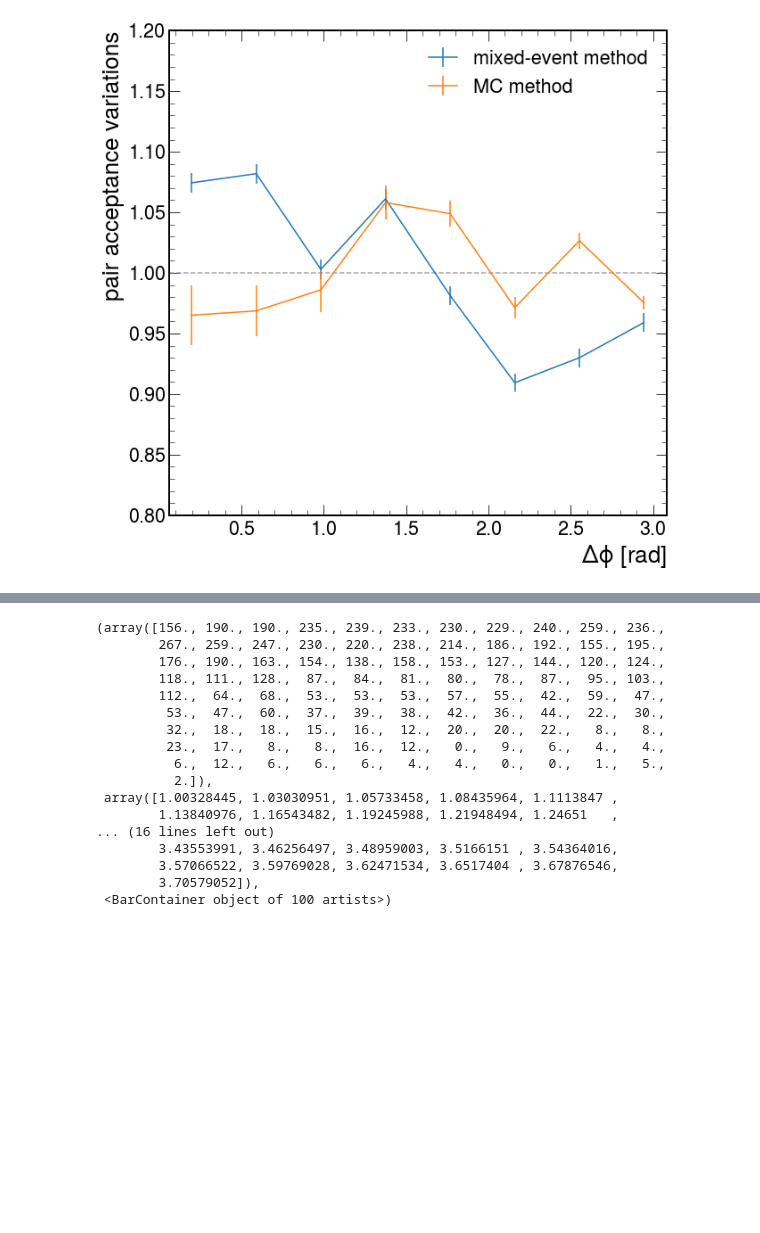
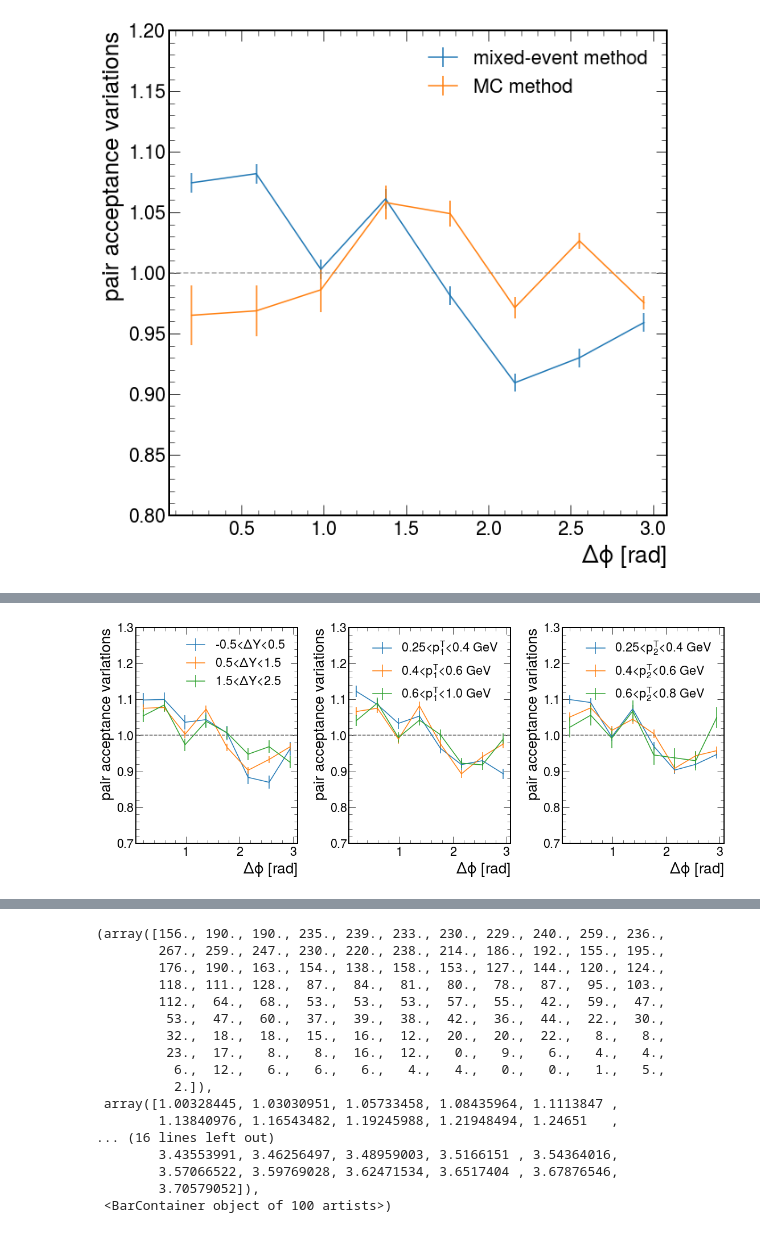
Before and after one commit to smoranvas/di-hadron, a Jupyter notebook: MixEventVsMCTests.ipynb, the cells around one changed output, grey strips where cells are left out. Drawn from its saved outputs; the diff is of its cells as text; code cells hidden in the pictures; blank space fills up the shorter version.

```diff
--- a/MixEventVsMCTests.ipynb
+++ b/MixEventVsMCTests.ipynb
@@ -308,7 +308,9 @@ for i,df in enumerate((dfs_mc['D'],)):
         cuts += " and h1_truth_pid==211 and h2_truth_cm_pt< 99 and h1_truth_th>10"
         cuts += " and h2_truth_pid==-211"
         cuts += " and ((h2_truth_th>25 and h2_truth_p>0.7) or (h2_truth_p>0.5 & h2_truth_th>30) or (h2_truth_th>40))"
-        cuts += " and Q2_truth>1.0 and Q2_truth<4.0 and nu_truth/5.014<0.85 and nu_truth>2.2 and nu_truth<4.2 and sqrt(.9383**2+nu_truth*.9383*2-Q2_truth)>2"
+        cuts += " and Q2_truth>1.0 and Q2_truth<4.0 and nu_truth/5.014<0.85"
+        cuts += " and nu_truth>2.2 and nu_truth<4.2"
+        cuts += " and sqrt(.9383**2+nu_truth*.9383*2-Q2_truth)>2"
         if "h1_p" not in df.columns:
             df['h1_p'] =df.eval("sqrt((nu*h1_z)**2-.1396**2)")
         if "h2_p" not in df.columns:
@@ -350,3 +352,85 @@ plt.savefig("/home/sebouh/Documents/Overleaf_git/Dihadron2D_AN/figures/systemati
 no_ecuts_originalPT  mixing RMS= 0.062376363237153495
 rms= 0.035877867560928894 chi2= 88.55078921051583
 [figure]
+# %%
+pid=211;  pMin=0.35; pT1min=0.25; pT2min=0.25;bins=8
+q = f"h1_pid=={pid}  and h2_z>0.05 and h2_z<0.45 and h1_cm_pt > {pT1min}"
+q += f" and h2_cm_pt > {pT2min} and h1_z>0.5 and h2_pid=={-pid} and h2_p>{pMin}"
+q +=     " and h1_z>0.5"
+q +=" and ((h2_th>25 and h2_p>0.7) or (h2_p>0.5 and h2_th>30) or (h2_th>40)) and h1_th>10"
+
+sliceconds=f"-0.5<drap<0.5 0.5<drap<1.5 1.5<drap<2.5".split()
+sliceconds+=f"0.25<h1_cm_pt<0.4 0.4<h1_cm_pt<0.6 0.6<h1_cm_pt<1.0".split()
+sliceconds+=f"0.25<h2_cm_pt<0.4 0.4<h2_cm_pt<0.6 0.6<h2_cm_pt<0.8".split()
+fig,axs=plt.subplots(1,3, figsize=(16,7))
+for j,slicecond in enumerate(sliceconds):
+    plt.sca(axs[j//3])
+    for key in "no_ecuts_originalPT",:
+        df = dfs_mixed[key].query(q + " and "+slicecond)
+        N2mix, x = np.histogram(df['dphi'], bins=bins, range=(0, np.pi))
+        phi=(x[:-1]+x[1:])/2
+        M = N2mix/(sum(N2mix)/len(N2mix))
+        dMstat = np.sqrt(N2mix)/(sum(N2mix)/len(N2mix))
+        label= slicecond.replace("drap", "$\Delta Y$").replace("h1_cm_pt", "$p^T_1$")\
+             .replace("h2_cm_pt", "$p^T_2$") + ("" if "pt" not in slicecond else " GeV")
+        plt.errorbar(phi,M, dMstat, label=label)
+                     #label="mix: " +key)
+        print(key, " mixing RMS=", np.sqrt(np.sum((M-1)**2)/(len(M))))
+    if j%3==2:
+        plt.legend()
+#     for i,df in enumerate((dfs_mc['D'],)):
+#         for weighted in  [True]:
+#             if max(df['h1_th'])<np.pi:
+#                 df['h1_th'] = df['h1_th']*180/np.pi
+#             df['h2_truth_p']=df.eval("sqrt((nu_truth*h2_truth_z)**2-.1396**2)")
+#             df['h1_truth_p']=df.eval("sqrt((nu_truth*h1_truth_z)**2-.1396**2)")
+#             df['inelasticity']=df.eval("nu/5.0")
+#             cuts = f"h1_truth_cm_pt>{pT1min}"
+#             cuts += f" and h2_truth_cm_pt>{pT2min} and h2_truth_p>0.35"
+#             cuts += " and h1_truth_z>0.5 and h2_truth_z>0.05 and h2_truth_z<0.45"
+#             cuts += " and h1_truth_pid==211 and h2_truth_cm_pt< 99 and h1_truth_th>10"
+#             cuts += " and h2_truth_pid==-211"
+#             #cuts += " and ((h2_truth_th>25 and h2_truth_p>0.7) or (h2_truth_p>0.5 & h2_truth_th>30) or (h2_truth_th>40))"
+#             cuts += " and ((h2_truth_th>25 and h2_truth_p>0.7) or (h2_truth_p>0.5 & h2_truth_th>30) or (h2_truth_th>40))"
+
+#             cuts += " and Q2_truth>1.0 and Q2_truth<4.0 and nu_truth/5.014<0.85 and nu_truth>2.2 and nu_truth<4.2 and sqrt(.9383**2+nu_truth*.9383*2-Q2_truth)>2"
+#             cuts += " and "+(slicecond.replace("_cm", "_truth_cm").replace("drap", "drap_truth"))
+#             if "h1_p" not in df.columns:
+#                 df['h1_p'] =df.eval("sqrt((nu*h1_z)**2-.1396**2)")
+#             if "h2_p" not in df.columns:
+#                 df['h2_p'] =df.eval("sqrt((nu*h2_z)**2-.1396**2)")
+
+#             #df.rename(columns={'h1_FidCut':'h1_FidCutPiPlus'}, inplace=True)
+#             #df.rename(columns={'h2_FidCut':'h2_FidCutPiPlus'}, inplace=True)
+
+#             #apply trigger cuts.
+#             df= df.query(cuts)#R2h_module.applyCuts(df.query(cuts), nomCuts=True)
+
+
+#             denom,x = np.histogram(df.eval("abs(dphi_truth)"), bins=np.linspace(0, np.pi, 9), weights=df.weight_truth if weighted else None)
+
+#             q_pass = "h2_pid==-211 and h2_z>0.05 and abs(h2_deltaZ)<3 and h2_FidCutPiPlus==1 and h2_cm_pt<99"
+#             q_pass += " and abs(h2_th-h2_truth_th)<5 and abs(h1_th-h1_truth_th)<5 and h1_z>0.5"
+#             q_pass += " and Q2>1 and (Q2-Q2_truth)/Q2_truth<.1 and TargType!=0 "
+
+#             dfpass = df.query(q_pass)
+#             num,x = np.histogram(dfpass.eval("abs(dphi_truth)"), bins=np.linspace(0, np.pi, 9), weights=dfpass.weight_truth if weighted else None)
+#             eff=num/denom
+#             deff=np.sqrt((num)*(denom-num)/(denom**3))
+#             x=(x[:-1]+x[1:])/2
+#             y=eff/np.mean(eff)
+#             dy = deff/np.mean(eff)
+#             #print(y, dy)
+#             rms = np.sqrt(sum((y-1)**2)/len(y))
+#             print("rms=",rms, "chi2=", sum((y-1)**2/(dy**2)))
+#             plt.errorbar(x,y, dy, label="MC method")
+#                          #label='MC '+ ("weighted" if weighted else "unweighted"))
+    #if i == 1:
+    #    plt.legend()
+    plt.xlabel("$\Delta\phi$ [rad]")
+    plt.ylabel("pair acceptance variations")
+    plt.axhline(1, linestyle='--', color='0.5', alpha=0.7)
+    plt.ylim(.7, 1.3)
+plt.tight_layout()
+plt.savefig("/home/sebouh/Documents/Overleaf_git/Dihadron2D_AN/figures/systematics/efficiency_syst_slices.png")
+# %% [output]
@@ -352,0 +446 @@ rms= 0.035877867560928894 chi2= 88.55078921051583
+[figure, added]
```
Also changed, not shown: parts of 16 cells of this notebook, 10 other files.
